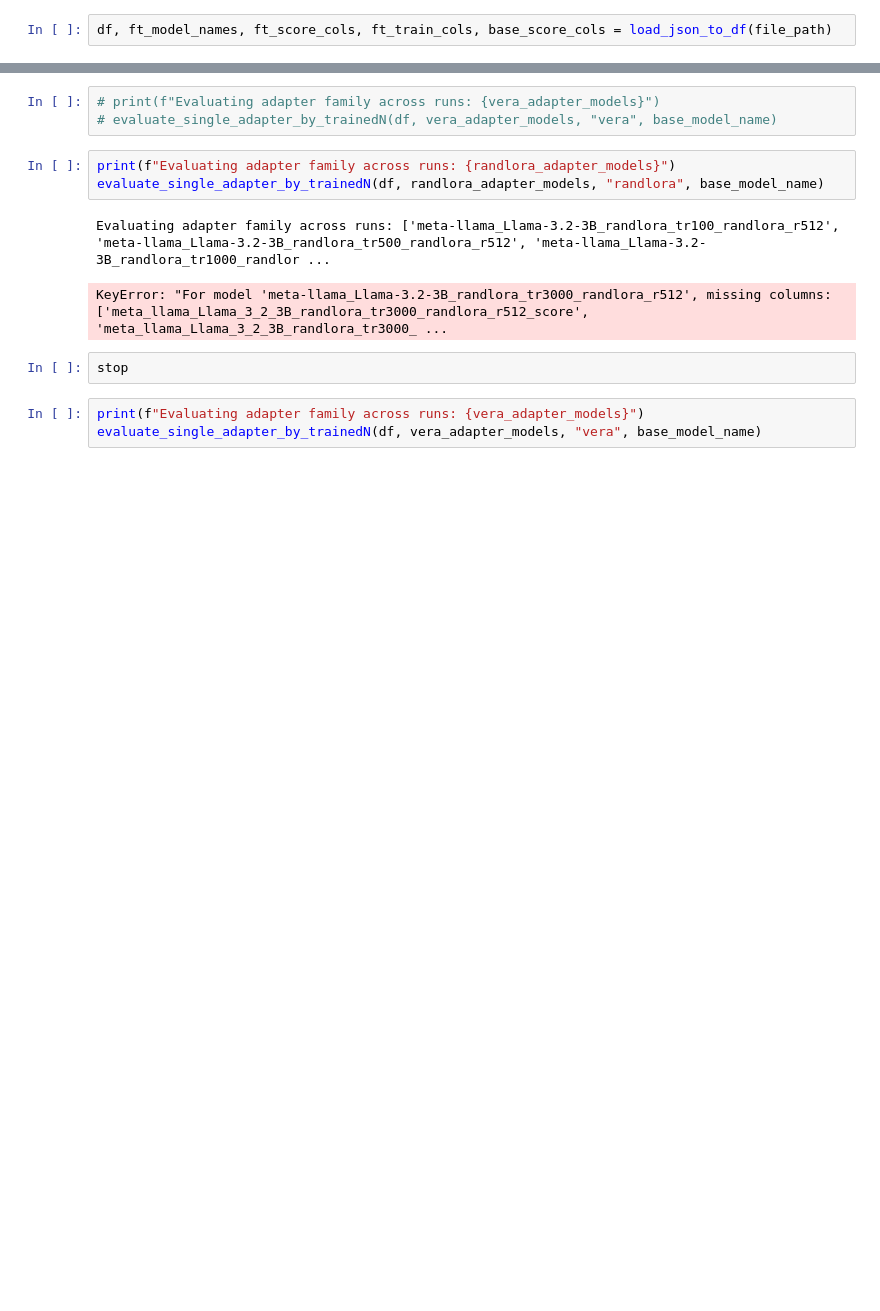
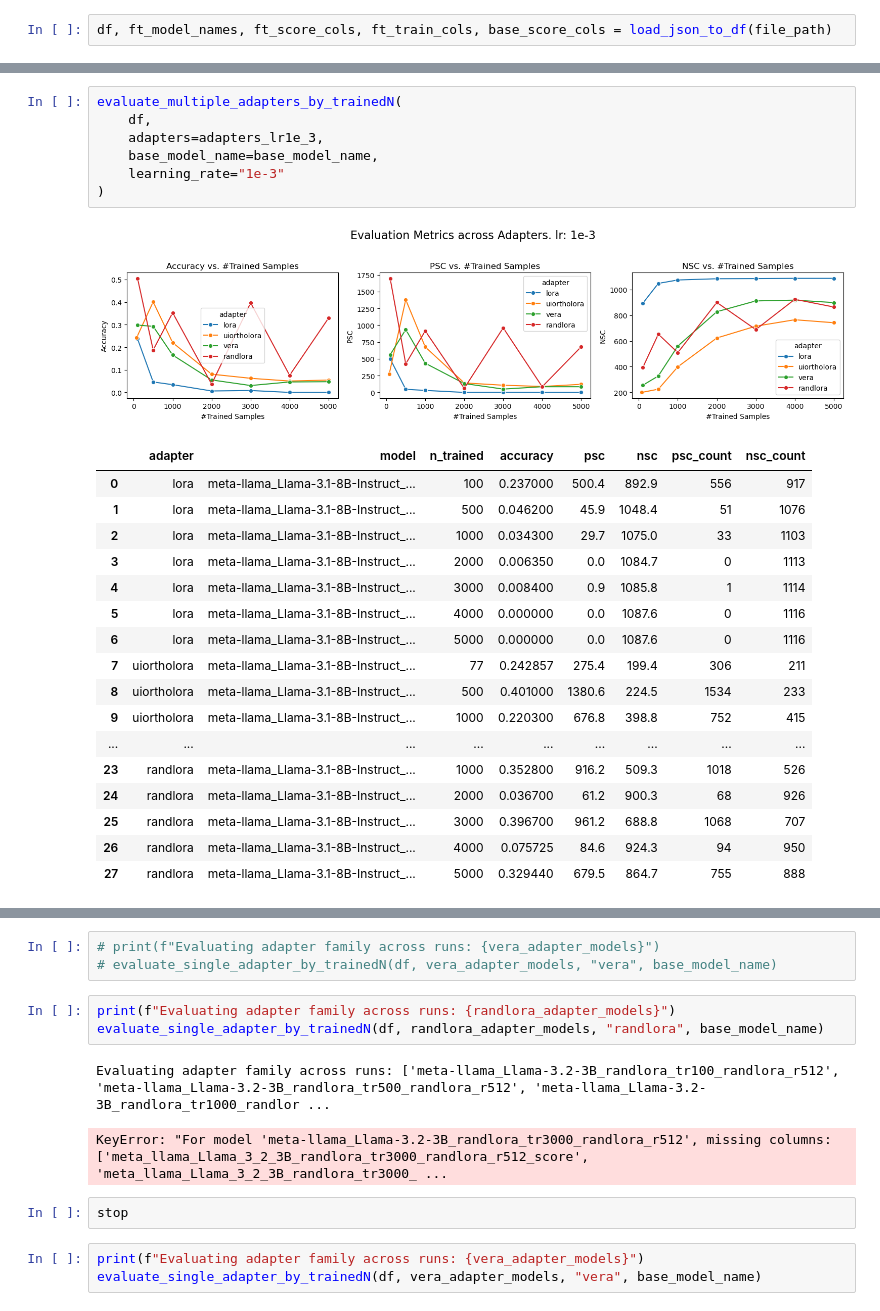
Before and after one commit to Guy-Bilitski/UIOrthoLoRA, a Jupyter notebook: notebooks/tuner_knowledge/notebooks/intrinsic_eval.ipynb, the cells around one changed output, grey strips where cells are left out. Saved outputs shown, nothing was run; the diff lists cells and outputs as text; blank space fills up the shorter version.

```diff
--- a/notebooks/tuner_knowledge/notebooks/intrinsic_eval.ipynb
+++ b/notebooks/tuner_knowledge/notebooks/intrinsic_eval.ipynb
@@ -297,0 +743,26 @@ df, ft_model_names, ft_score_cols, ft_train_cols, base_score_cols = load_json_to
+# %%
+evaluate_multiple_adapters_by_trainedN(
+    df,
+    adapters=adapters_lr1e_3,
+    base_model_name=base_model_name,
+    learning_rate="1e-3"
+)
+# %% [output]
+[figure, added]
+|  | adapter | model | n_trained | accuracy | psc | nsc | psc_count | nsc_count |
+| 0 | lora | meta-llama_Llama-3.1-8B-Instruct_... | 100 | 0.237000 | 500.4 | 892.9 | 556 | 917 |
+| 1 | lora | meta-llama_Llama-3.1-8B-Instruct_... | 500 | 0.046200 | 45.9 | 1048.4 | 51 | 1076 |
+| 2 | lora | meta-llama_Llama-3.1-8B-Instruct_... | 1000 | 0.034300 | 29.7 | 1075.0 | 33 | 1103 |
+| 3 | lora | meta-llama_Llama-3.1-8B-Instruct_... | 2000 | 0.006350 | 0.0 | 1084.7 | 0 | 1113 |
+| 4 | lora | meta-llama_Llama-3.1-8B-Instruct_... | 3000 | 0.008400 | 0.9 | 1085.8 | 1 | 1114 |
+| 5 | lora | meta-llama_Llama-3.1-8B-Instruct_... | 4000 | 0.000000 | 0.0 | 1087.6 | 0 | 1116 |
+| 6 | lora | meta-llama_Llama-3.1-8B-Instruct_... | 5000 | 0.000000 | 0.0 | 1087.6 | 0 | 1116 |
+| 7 | uiortholora | meta-llama_Llama-3.1-8B-Instruct_... | 77 | 0.242857 | 275.4 | 199.4 | 306 | 211 |
+| 8 | uiortholora | meta-llama_Llama-3.1-8B-Instruct_... | 500 | 0.401000 | 1380.6 | 224.5 | 1534 | 233 |
+| 9 | uiortholora | meta-llama_Llama-3.1-8B-Instruct_... | 1000 | 0.220300 | 676.8 | 398.8 | 752 | 415 |
+| ... | ... | ... | ... | ... | ... | ... | ... | ... |
+| 23 | randlora | meta-llama_Llama-3.1-8B-Instruct_... | 1000 | 0.352800 | 916.2 | 509.3 | 1018 | 526 |
+| 24 | randlora | meta-llama_Llama-3.1-8B-Instruct_... | 2000 | 0.036700 | 61.2 | 900.3 | 68 | 926 |
+| 25 | randlora | meta-llama_Llama-3.1-8B-Instruct_... | 3000 | 0.396700 | 961.2 | 688.8 | 1068 | 707 |
+| 26 | randlora | meta-llama_Llama-3.1-8B-Instruct_... | 4000 | 0.075725 | 84.6 | 924.3 | 94 | 950 |
+| 27 | randlora | meta-llama_Llama-3.1-8B-Instruct_... | 5000 | 0.329440 | 679.5 | 864.7 | 755 | 888 |
```
Also changed, not shown: parts of 18 cells of this notebook, 10 other files.
